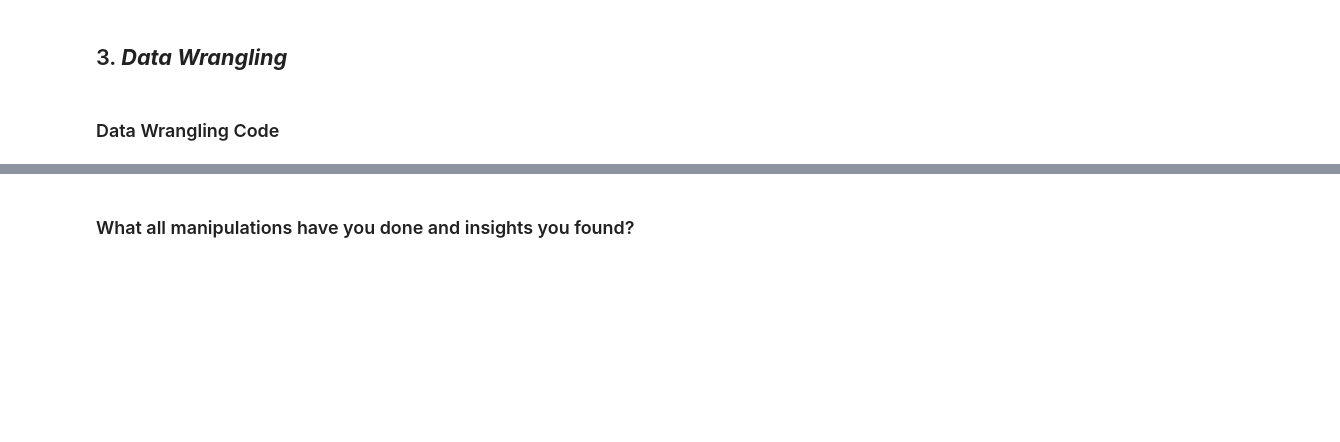
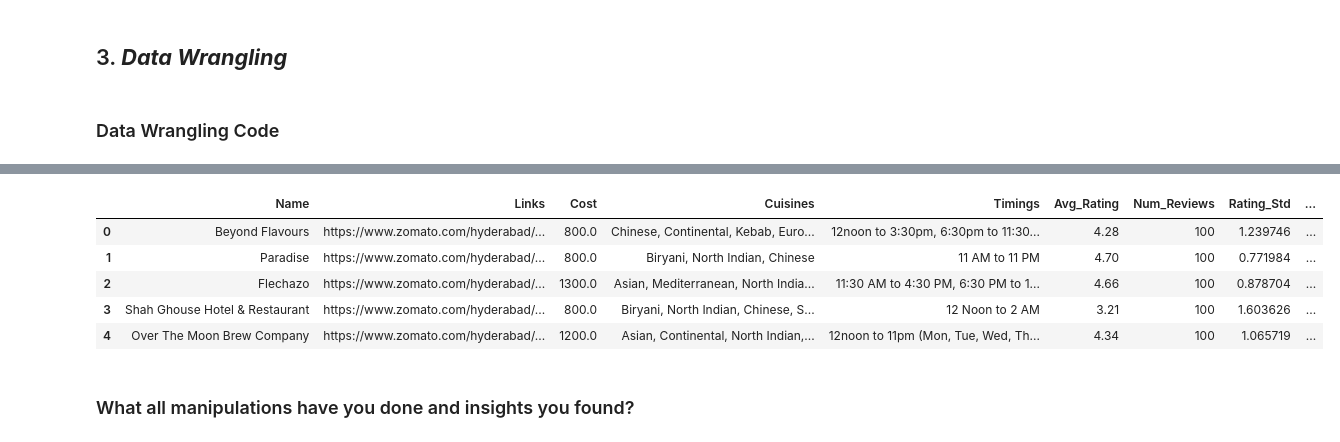
Before and after one commit to adamaneeqaqwathka-arch/Zomato-Data-Analysis, a Jupyter notebook: notebooks/Sample_ML_Submission_Template.ipynb, the cells around one changed output, grey strips where cells are left out. Cells and saved outputs as stored; diff of their text form; code cells hidden in the pictures; blank space fills up the shorter version.

Commit message:
feat: perform data wrangling and create restaurant features

```diff
--- a/notebooks/Sample_ML_Submission_Template.ipynb
+++ b/notebooks/Sample_ML_Submission_Template.ipynb
@@ -479,0 +395,84 @@ dtype: int64
+# %%
+# =========================================================
+# Data Wrangling — Cleaning, Feature Extraction & Merging
+# =========================================================
+
+# Make copies so the original datasets remain unchanged
+meta_clean = meta.copy()
+reviews_clean = reviews.copy()
+
+# -------------------------------
+# 1. Remove duplicate rows
+# -------------------------------
+meta_clean.drop_duplicates(inplace=True)
+reviews_clean.drop_duplicates(inplace=True)
+
+# -------------------------------
+# 2. Clean the Metadata dataset
+# -------------------------------
+
+# Cost: remove commas, convert to numeric
+meta_clean['Cost'] = meta_clean['Cost'].str.replace(',', '').astype(float)
+
+# Timings: fill the single missing value with the most common timing (mode)
+meta_clean['Timings'] = meta_clean['Timings'].fillna(meta_clean['Timings'].mode()[0])
+
+# Collections: over 50% missing, so we drop it rather than impute noise
+missing_pct = meta_clean['Collections'].isnull().mean() * 100
+print(f"Collections missing: {missing_pct:.2f}% -> dropping column")
+meta_clean.drop(columns=['Collections'], inplace=True)
+
+# -------------------------------
+# 3. Clean the Reviews dataset
+# -------------------------------
+
+# Rating: 'Like' and other non-numeric values become NaN
+reviews_clean['Rating'] = pd.to_numeric(reviews_clean['Rating'], errors='coerce')
+
+# Time: convert to proper datetime
+reviews_clean['Time'] = pd.to_datetime(reviews_clean['Time'], errors='coerce')
+
+# Extract real numeric features out of the 'Metadata' text column
+# e.g. "3 Reviews , 2 Followers" -> Total_Reviewer_Reviews=3, Total_Reviewer_Followers=2
+reviews_clean[['Total_Reviewer_Reviews', 'Total_Reviewer_Followers']] = (
+    reviews_clean['Metadata'].str.split(',', n=1, expand=True)
+)
+reviews_clean['Total_Reviewer_Reviews'] = pd.to_numeric(
+    reviews_clean['Total_Reviewer_Reviews'].str.extract(r'(\d+)')[0]
+)
+reviews_clean['Total_Reviewer_Followers'] = pd.to_numeric(
+    reviews_clean['Total_Reviewer_Followers'].str.extract(r'(\d+)')[0]
+)
+reviews_clean['Total_Reviewer_Followers'] = reviews_clean['Total_Reviewer_Followers'].fillna(0)
+
+# Drop rows with no rating or no review text — nothing usable to salvage there
+reviews_clean.dropna(subset=['Rating', 'Review'], inplace=True)
+
+# -------------------------------
+# 4. Aggregate reviews to restaurant level
+#    (10,000 review-rows -> 1 row per restaurant)
+# -------------------------------
+review_summary = reviews_clean.groupby('Restaurant').agg(
+    Avg_Rating=('Rating', 'mean'),
+    Num_Reviews=('Rating', 'count'),
+    Rating_Std=('Rating', 'std'),
+    Avg_Reviewer_Followers=('Total_Reviewer_Followers', 'mean'),
+    Total_Pictures=('Pictures', 'sum')
+).reset_index()
+
+# A restaurant with only 1 review has no std deviation (NaN) -> treat as 0 (no disagreement)
+review_summary['Rating_Std'] = review_summary['Rating_Std'].fillna(0)
+
+# -------------------------------
+# 5. Merge metadata with the aggregated review summary
+# -------------------------------
+df = meta_clean.merge(review_summary, left_on='Name', right_on='Restaurant', how='inner')
+df.drop(columns=['Restaurant'], inplace=True)  # redundant, same as 'Name'
+
+# -------------------------------
+# 6. Check the final merged dataset
+# -------------------------------
+print("Final merged dataset shape:", df.shape)
+print("\nMissing values:\n", df.isnull().sum())
+df.head()
+# %% [output]
@@ -480,2 +494,8 @@ dtype: int64
+|  | Name | Links | Cost | Cuisines | Timings | Avg_Rating | Num_Reviews | Rating_Std | ... |
+| 0 | Beyond Flavours | https://www.zomato.com/hyderabad/... | 800.0 | Chinese, Continental, Kebab, Euro... | 12noon to 3:30pm, 6:30pm to 11:30... | 4.28 | 100 | 1.239746 | ... |
+| 1 | Paradise | https://www.zomato.com/hyderabad/... | 800.0 | Biryani, North Indian, Chinese | 11 AM to 11 PM | 4.70 | 100 | 0.771984 | ... |
+| 2 | Flechazo | https://www.zomato.com/hyderabad/... | 1300.0 | Asian, Mediterranean, North India... | 11:30 AM to 4:30 PM, 6:30 PM to 1... | 4.66 | 100 | 0.878704 | ... |
+| 3 | Shah Ghouse Hotel & Restaurant | https://www.zomato.com/hyderabad/... | 800.0 | Biryani, North Indian, Chinese, S... | 12 Noon to 2 AM | 3.21 | 100 | 1.603626 | ... |
+| 4 | Over The Moon Brew Company | https://www.zomato.com/hyderabad/... | 1200.0 | Asian, Continental, North Indian,... | 12noon to 11pm (Mon, Tue, Wed, Th... | 4.34 | 100 | 1.065719 | ... |
 # %% [markdown]
 ### What all manipulations have you done and insights you found?
```
Also changed, not shown: parts of 4 cells of this notebook, 1 other file.
